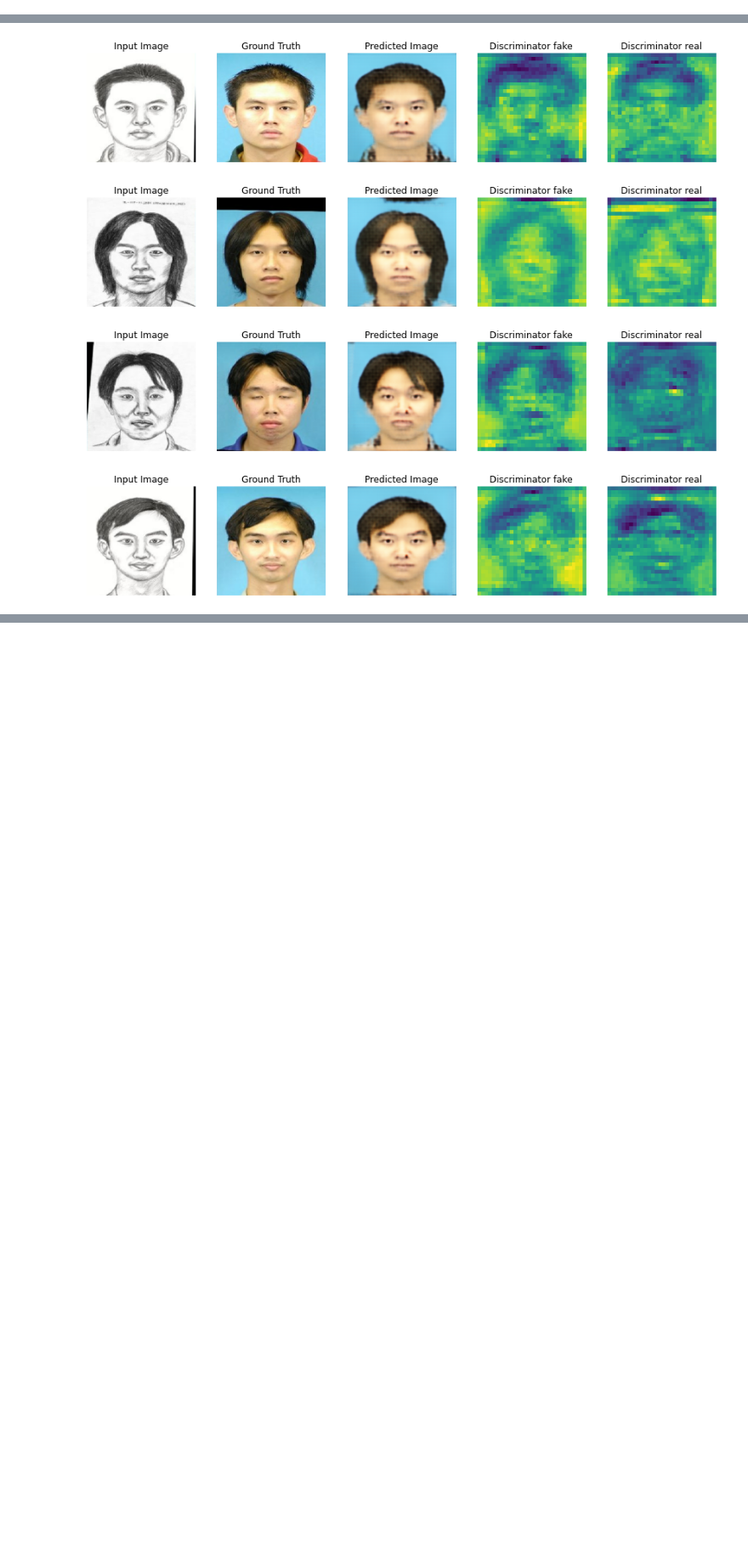
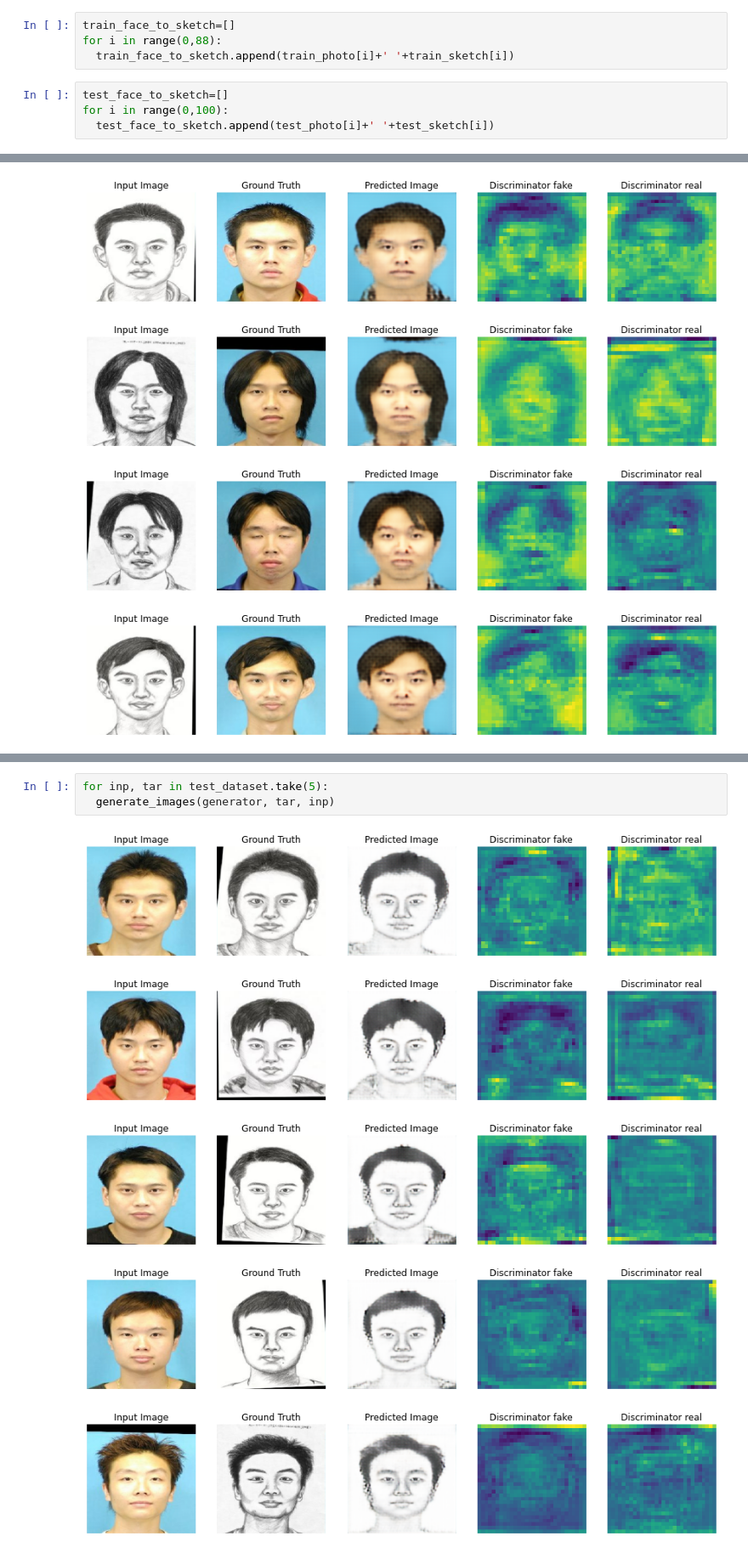
Before and after one commit to MithunKiniStar/AutoEncodersFaceSketch, a Jupyter notebook: GAN.ipynb, the cells around one changed output, grey strips where cells are left out. Shown at 85% size. Cells and saved outputs as stored; diff of their text form; blank space fills up the shorter version.

```diff
--- a/GAN.ipynb
+++ b/GAN.ipynb
@@ -232,0 +239,8 @@ for i in test:
+# %%
+train_face_to_sketch=[]
+for i in range(0,88):
+  train_face_to_sketch.append(train_photo[i]+' '+train_sketch[i])
+# %%
+test_face_to_sketch=[]
+for i in range(0,100):
+  test_face_to_sketch.append(test_photo[i]+' '+test_sketch[i])
@@ -586,0 +642,9 @@ for inp, tar in test_dataset.take(5):
+# %%
+for inp, tar in test_dataset.take(5):
+  generate_images(generator, tar, inp)
+# %% [output]
+[figure, added]
+[figure, added]
+[figure, added]
+[figure, added]
+[figure, added]
```
Also changed, not shown: parts of 12 cells of this notebook.
